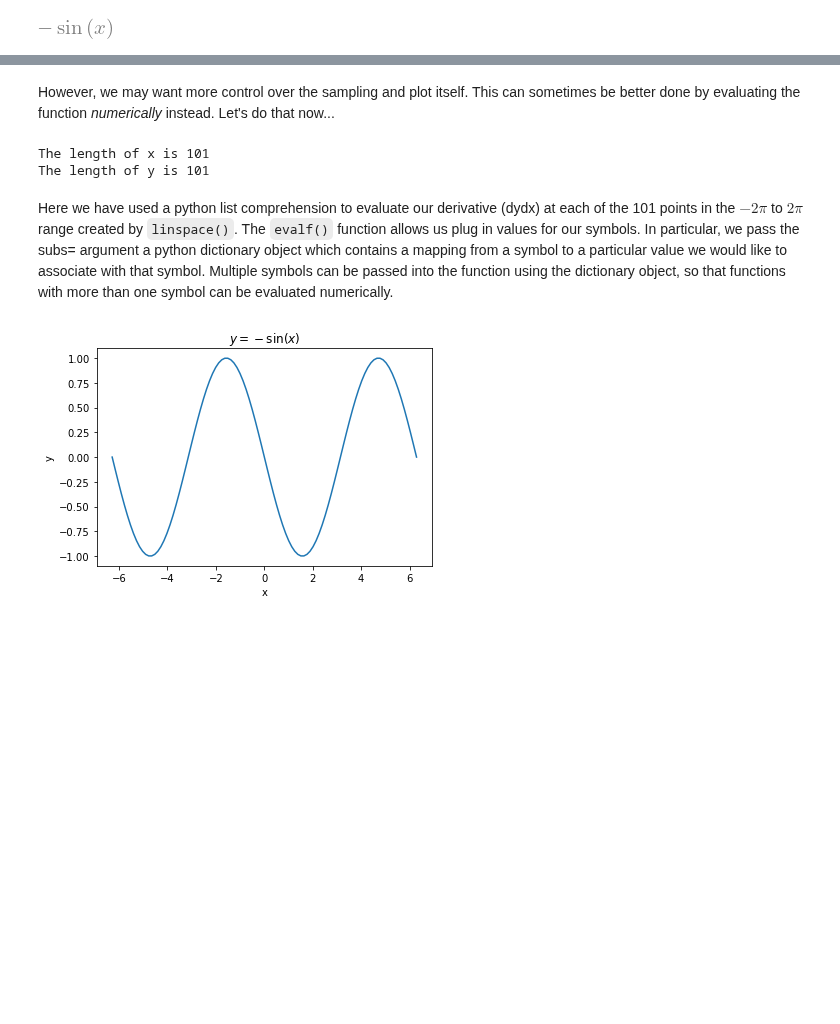
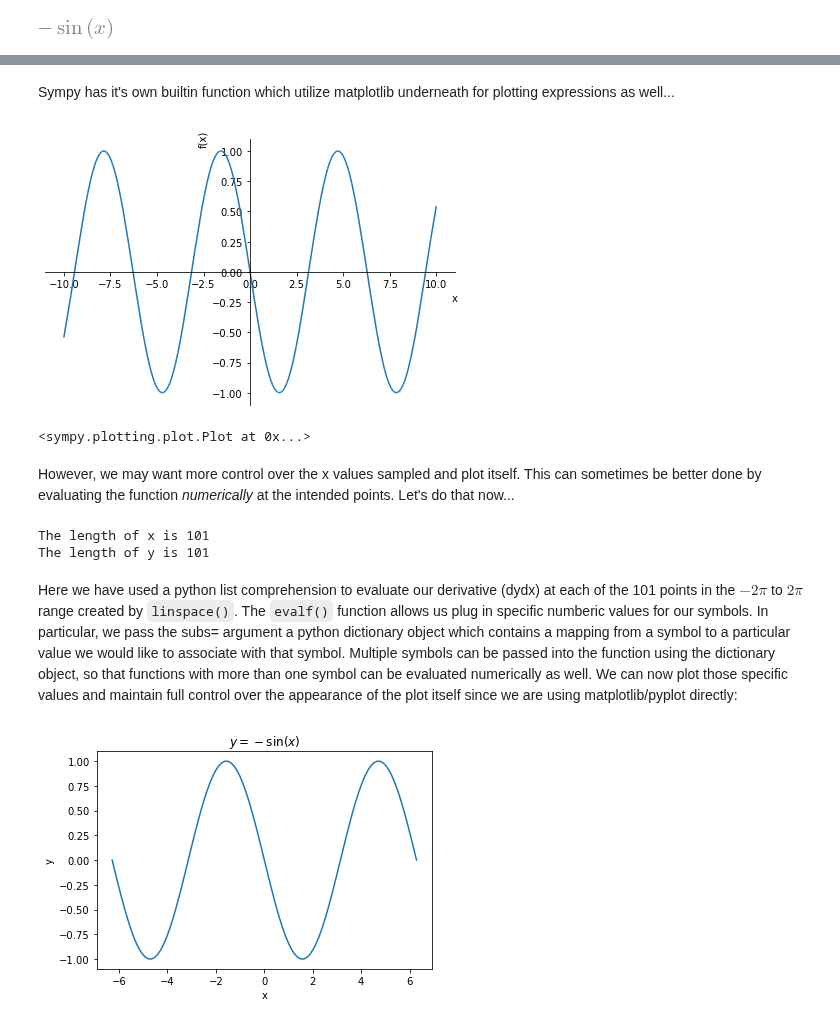
Before and after one commit to CSCI4850/notebook-examples, a Jupyter notebook: Introductions/Sympy Intro.ipynb, the cells around one changed output, grey strips where cells are left out. Saved outputs shown, nothing was run; the diff lists cells and outputs as text; code cells hidden in the pictures; blank space fills up the shorter version.

```diff
--- a/Introductions/Sympy Intro.ipynb
+++ b/Introductions/Sympy Intro.ipynb
@@ -52,5 +63,12 @@ plot(dydx)
+# %% [markdown]
+Sympy has it's own builtin function which utilize matplotlib underneath for plotting expressions as well...
+# %%
+sp.plot(dydx)
+# %% [output]
+[figure, added]
+<sympy.plotting.plot.Plot at 0x...>
 # %% [markdown]
-However, we may want more control over the sampling and plot itself. This can sometimes be better done by evaluating the function _numerically_ instead. Let's do that now...
+However, we may want more control over the x values sampled and plot itself. This can sometimes be better done by evaluating the function _numerically_ at the intended points. Let's do that now...
 # %%
 x_vals = np.linspace(-2*np.pi,2*np.pi,101)
 y_vals = np.array([dydx.evalf(subs=dict(x=x_val)) for x_val in x_vals])
@@ -60,6 +78,6 @@ print('The length of y is %d'%(len(y_vals)))
 The length of x is 101
 The length of y is 101
 # %% [markdown]
-Here we have used a python list comprehension to evaluate our derivative (dydx) at each of the 101 points in the $-2\pi$ to $2\pi$ range created by `linspace()`. The `evalf()` function allows us plug in values for our symbols. In particular, we pass the subs= argument a python dictionary object which contains a mapping from a symbol to a particular value we would like to associate with that symbol. Multiple symbols can be passed into the function using the dictionary object, so that functions with more than one symbol can be evaluated numerically.
+Here we have used a python list comprehension to evaluate our derivative (dydx) at each of the 101 points in the $-2\pi$ to $2\pi$ range created by `linspace()`. The `evalf()` function allows us plug in specific numberic values for our symbols. In particular, we pass the subs= argument a python dictionary object which contains a mapping from a symbol to a particular value we would like to associate with that symbol. Multiple symbols can be passed into the function using the dictionary object, so that functions with more than one symbol can be evaluated numerically as well. We can now plot those specific values and maintain full control over the appearance of the plot itself since we are using matplotlib/pyplot directly:
 # %%
 plt.plot(x_vals,y_vals)
```
Also changed, not shown: parts of 18 cells of this notebook.
